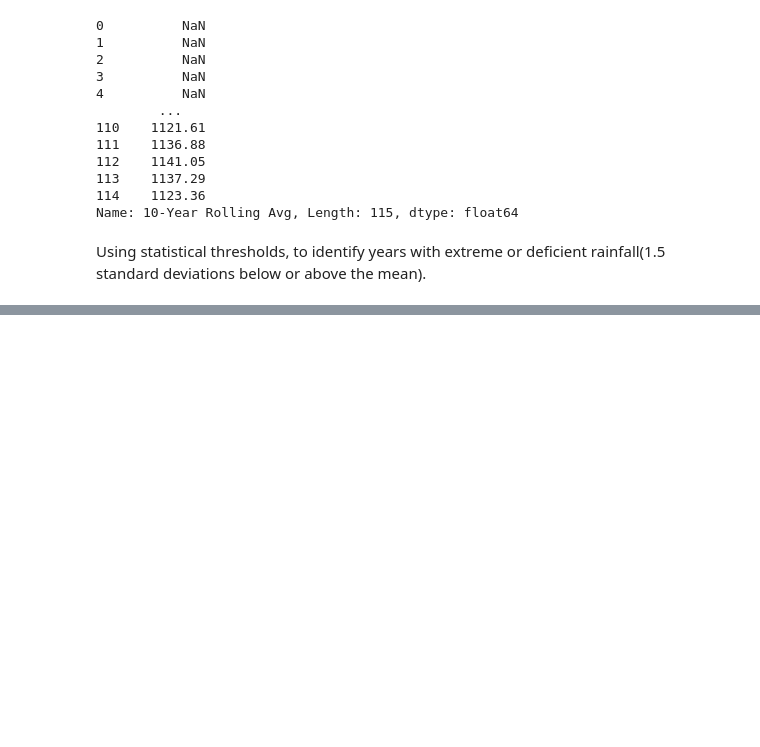
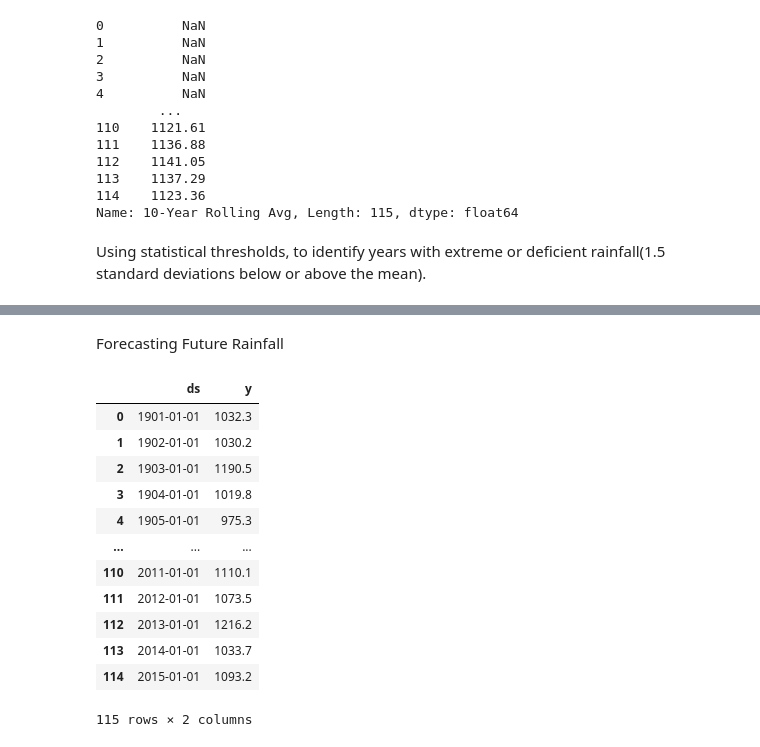
Before and after one commit to Anthonny20/AI-PROJECTS, a Jupyter notebook: Rainfall_trends_in_India/rainfall_trends.ipynb, the cells around one changed output, grey strips where cells are left out. Cells and saved outputs as stored; diff of their text form; code cells hidden in the pictures; blank space fills up the shorter version.

```diff
--- a/Rainfall_trends_in_India/rainfall_trends.ipynb
+++ b/Rainfall_trends_in_India/rainfall_trends.ipynb
@@ -183,0 +431,6 @@ mean_rainfall = rainfall_data['ANNUAL'].mean()
+# %%
+# Preparing data for clustering
+rainfall_features = rainfall_data[['Jan-Feb', 'Mar-May', 'Jun-Sep', 'Oct-Dec', 'ANNUAL']]
+scaler = StandardScaler()
+scaled_features = scaler.fit_transform(rainfall_features)
+scaled_features
@@ -183,0 +455,5 @@ mean_rainfall = rainfall_data['ANNUAL'].mean()
+# %%
+# Perform k-means clustering
+kmeans = KMeans(n_clusters=3, random_state=42)
+rainfall_data['Rainfall_Cluster'] = kmeans.fit_predict(scaled_features)
+rainfall_data['Rainfall_Cluster']
@@ -183,0 +473,5 @@ mean_rainfall = rainfall_data['ANNUAL'].mean()
+# %%
+# Map cluster labels to categories(Dry, Wet, Normal)
+cluster_labels = {0: 'Dry', 1: 'Normal', 2: 'Wet'}
+rainfall_data['Rainfall_Category'] = rainfall_data['Rainfall_Cluster'].map(cluster_labels)
+rainfall_data['Rainfall_Category']
@@ -183,0 +509,5 @@ mean_rainfall = rainfall_data['ANNUAL'].mean()
+# %% [markdown]
+Forecasting Future Rainfall
+# %%
+rainfall_data['DATE'] = pd.to_datetime(rainfall_data['YEAR'], format='%Y')
+annual_rainfall_ts = rainfall_data.set_index('DATE')['ANNUAL']
@@ -183,0 +516,19 @@ mean_rainfall = rainfall_data['ANNUAL'].mean()
+# %%
+# Prepare data for Prophet
+prophet_data = annual_rainfall_ts.reset_index()
+prophet_data.columns = ['ds', 'y']
+prophet_data
+# %% [output]
+|  | ds | y |
+| 0 | 1901-01-01 | 1032.3 |
+| 1 | 1902-01-01 | 1030.2 |
+| 2 | 1903-01-01 | 1190.5 |
+| 3 | 1904-01-01 | 1019.8 |
+| 4 | 1905-01-01 | 975.3 |
+| ... | ... | ... |
+| 110 | 2011-01-01 | 1110.1 |
+| 111 | 2012-01-01 | 1073.5 |
+| 112 | 2013-01-01 | 1216.2 |
+| 113 | 2014-01-01 | 1033.7 |
+| 114 | 2015-01-01 | 1093.2 |
+115 rows × 2 columns
```
Also changed, not shown: parts of 30 cells of this notebook.
